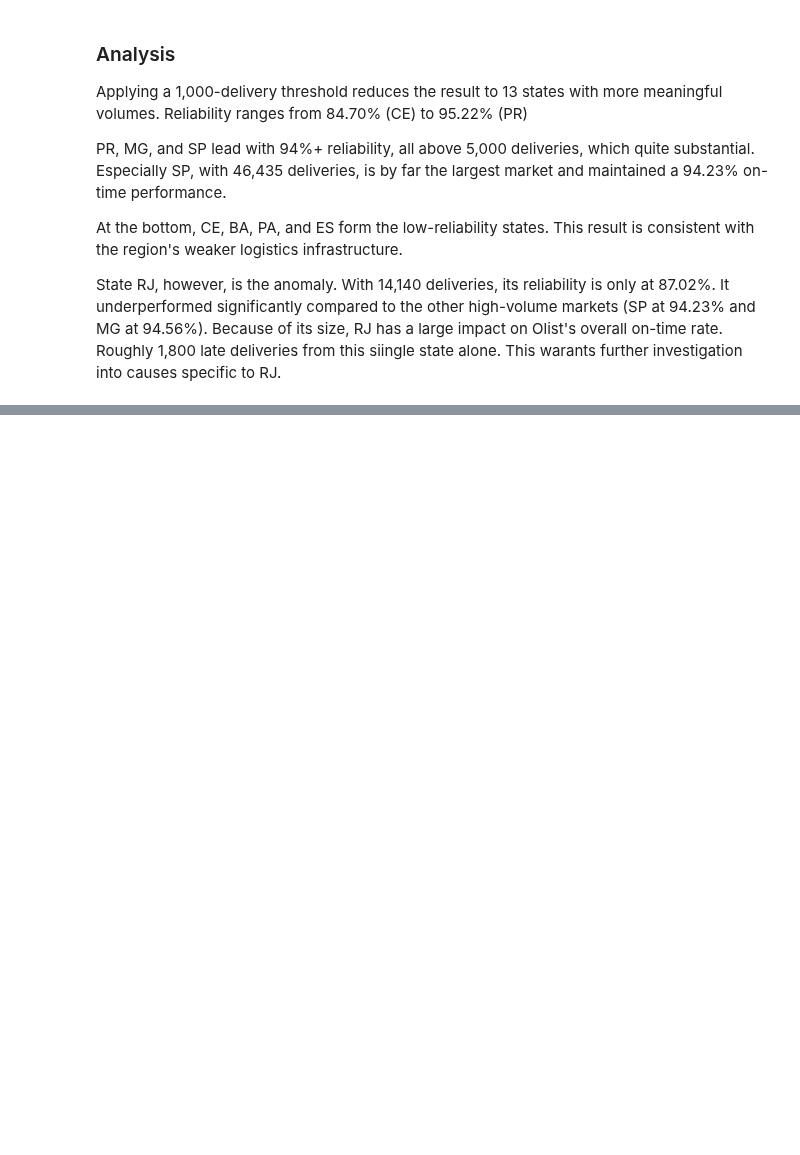
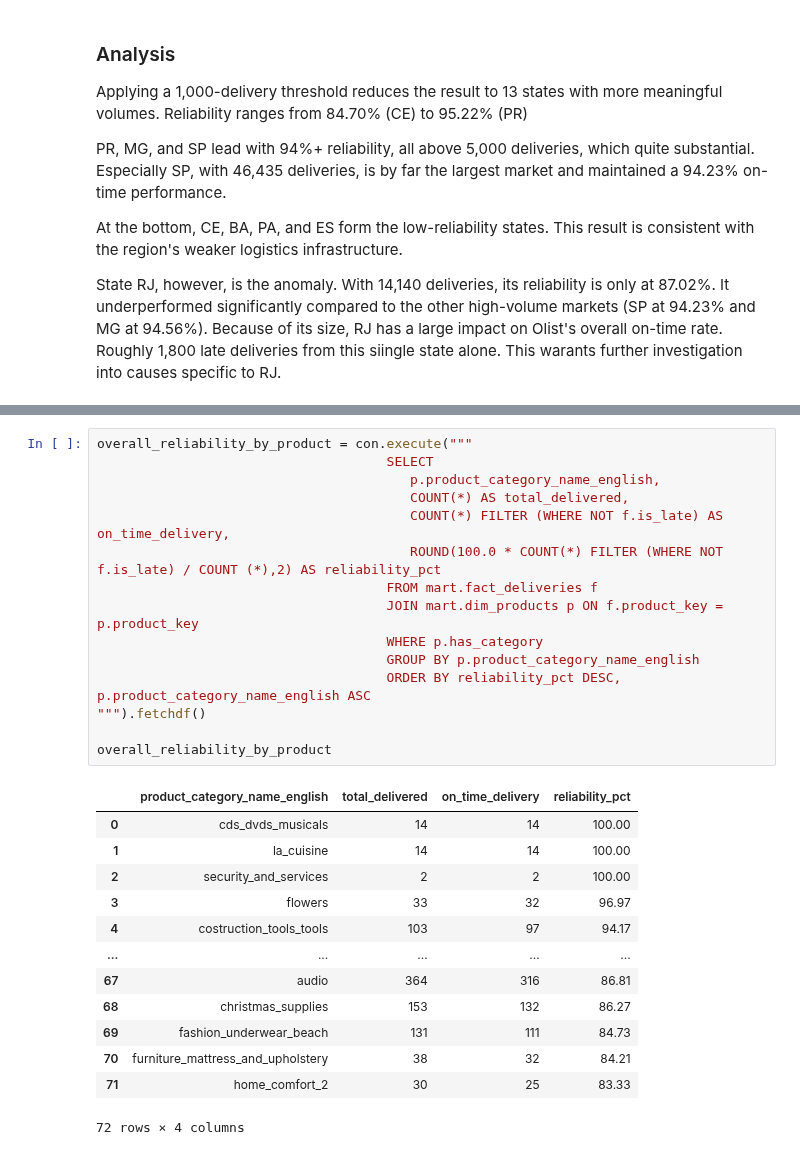
Before and after one commit to jyovian/olist-logistics-analysis, a Jupyter notebook: notebooks/03_analysis.ipynb, the cells around one changed output, grey strips where cells are left out. Saved outputs shown, nothing was run; the diff lists cells and outputs as text; blank space fills up the shorter version.

```diff
--- a/notebooks/03_analysis.ipynb
+++ b/notebooks/03_analysis.ipynb
@@ -199,0 +210,29 @@ State RJ, however, is the anomaly. With 14,140 deliveries, its reliability is on
+# %%
+overall_reliability_by_product = con.execute("""
+                                     SELECT
+                                        p.product_category_name_english,
+                                        COUNT(*) AS total_delivered,
+                                        COUNT(*) FILTER (WHERE NOT f.is_late) AS on_time_delivery,
+                                        ROUND(100.0 * COUNT(*) FILTER (WHERE NOT f.is_late) / COUNT (*),2) AS reliability_pct
+                                     FROM mart.fact_deliveries f
+                                     JOIN mart.dim_products p ON f.product_key = p.product_key
+                                     WHERE p.has_category
+                                     GROUP BY p.product_category_name_english
+                                     ORDER BY reliability_pct DESC, p.product_category_name_english ASC
+""").fetchdf()
+
+overall_reliability_by_product
+# %% [output]
+|  | product_category_name_english | total_delivered | on_time_delivery | reliability_pct |
+| 0 | cds_dvds_musicals | 14 | 14 | 100.00 |
+| 1 | la_cuisine | 14 | 14 | 100.00 |
+| 2 | security_and_services | 2 | 2 | 100.00 |
+| 3 | flowers | 33 | 32 | 96.97 |
+| 4 | costruction_tools_tools | 103 | 97 | 94.17 |
+| ... | ... | ... | ... | ... |
+| 67 | audio | 364 | 316 | 86.81 |
+| 68 | christmas_supplies | 153 | 132 | 86.27 |
+| 69 | fashion_underwear_beach | 131 | 111 | 84.73 |
+| 70 | furniture_mattress_and_upholstery | 38 | 32 | 84.21 |
+| 71 | home_comfort_2 | 30 | 25 | 83.33 |
+72 rows × 4 columns
```
Also changed, not shown: parts of 4 cells of this notebook.
